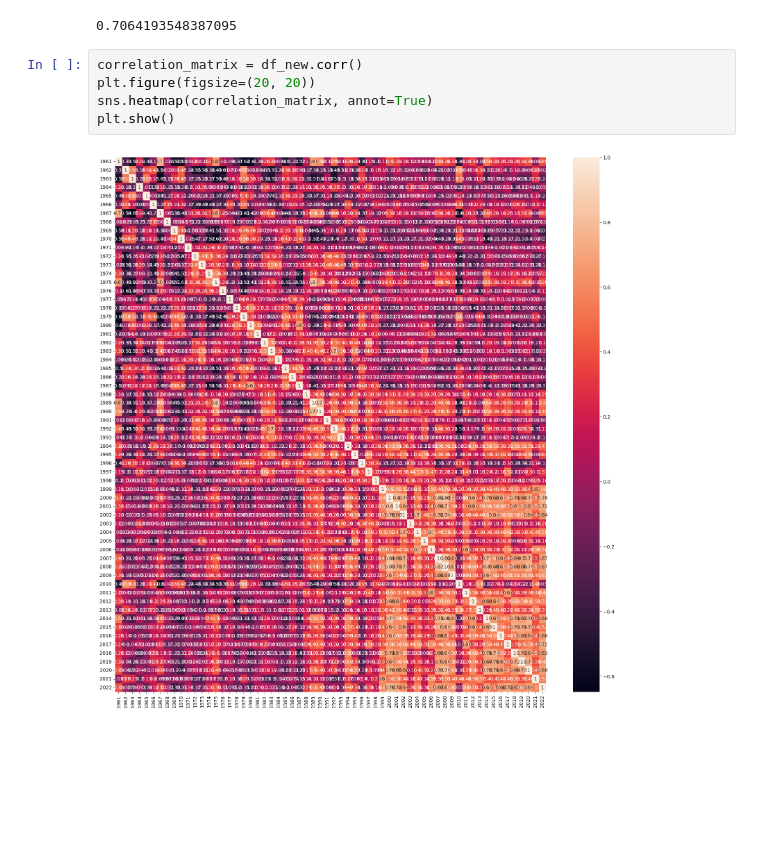
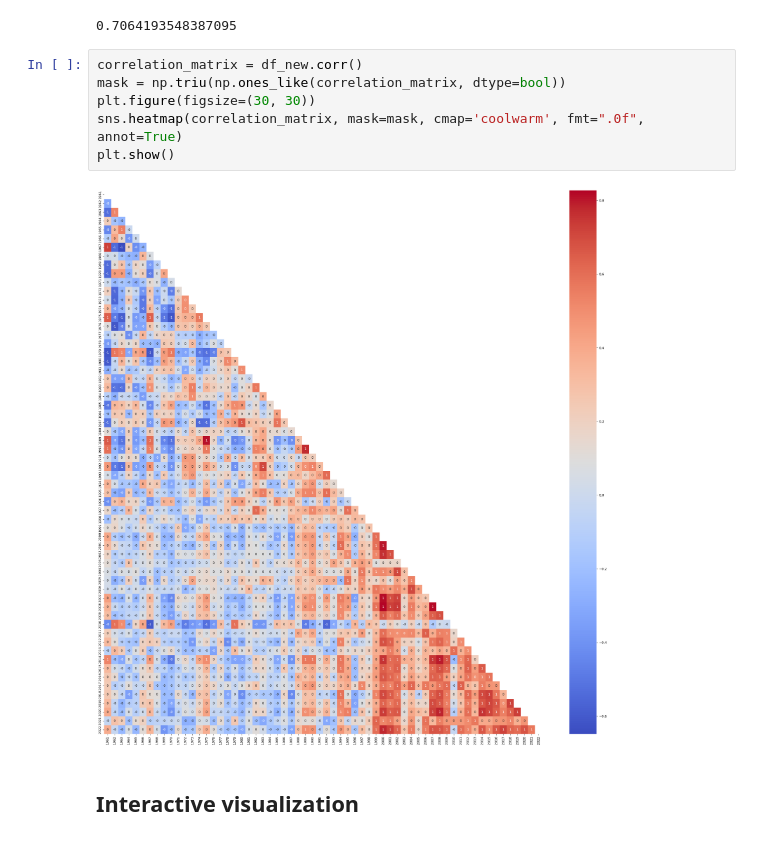
Before and after one commit to PetrongariYanina/ClimateChangeExplorer, a Jupyter notebook: ClimateChangeExplorer.ipynb, the cells around one changed output. Cells and saved outputs as stored; diff of their text form; blank space fills up the shorter version.

```diff
--- a/ClimateChangeExplorer.ipynb
+++ b/ClimateChangeExplorer.ipynb
@@ -266,8 +293,11 @@ df_new.quantile(0.75).mean()
 0.7064193548387095
 # %%
 correlation_matrix = df_new.corr()
-plt.figure(figsize=(20, 20))
-sns.heatmap(correlation_matrix, annot=True)
+mask = np.triu(np.ones_like(correlation_matrix, dtype=bool))
+plt.figure(figsize=(30, 30))
+sns.heatmap(correlation_matrix, mask=mask, cmap='coolwarm', fmt=".0f", annot=True)
 plt.show()
 # %% [output]
-[figure, old version]
+[figure, new version]
+# %% [markdown]
+## Interactive visualization
```
Also changed, not shown: parts of 9 cells of this notebook.
